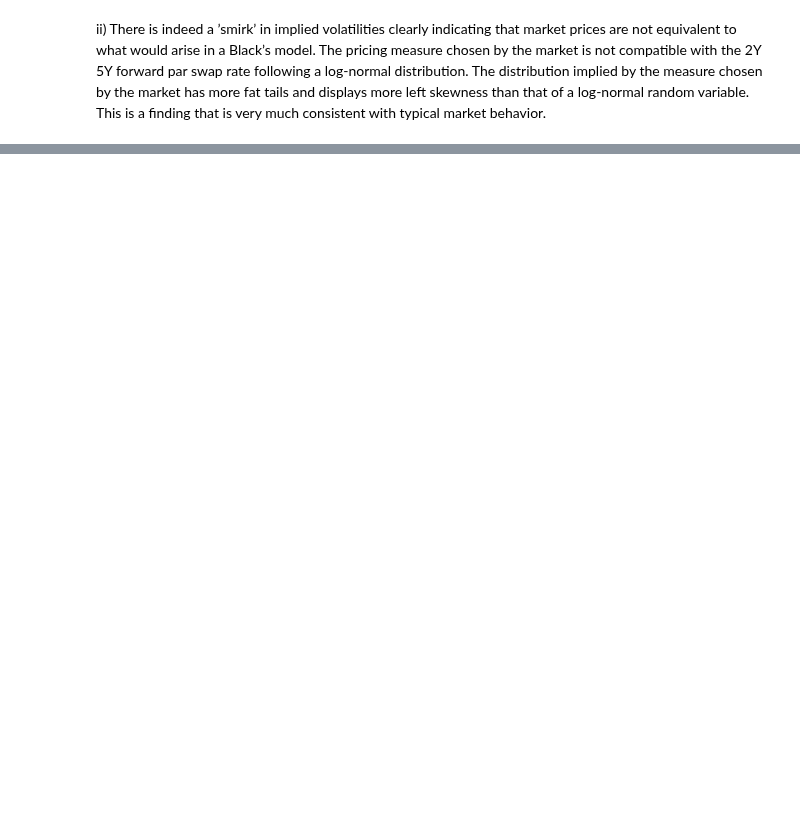
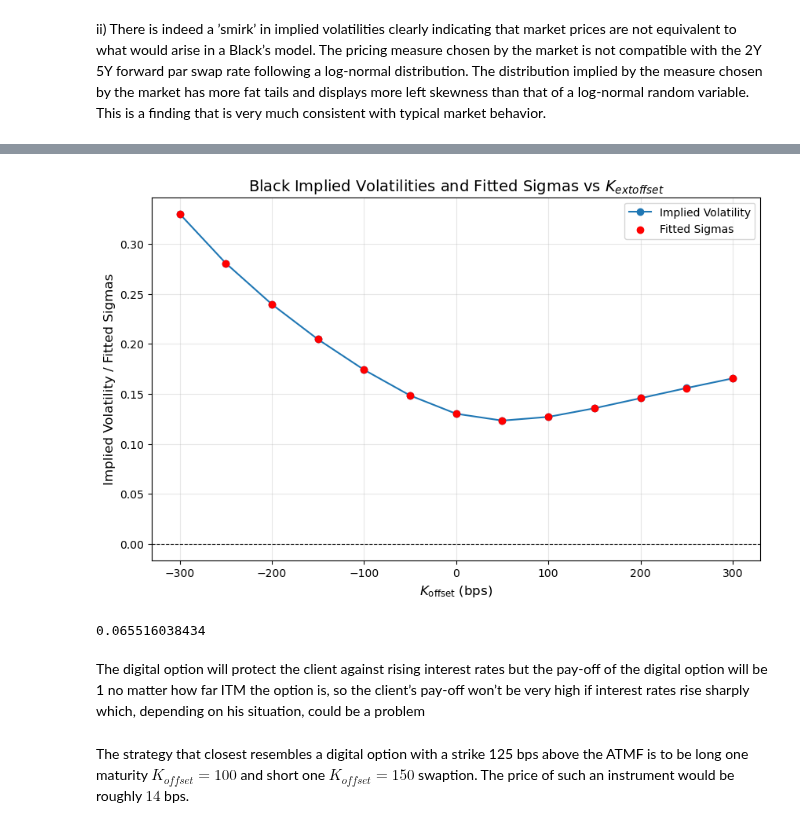
Before and after one commit to jhvander/Uni, a Jupyter notebook: 9. Sem/Fixed/Februar2023.ipynb, the cells around one changed output, grey strips where cells are left out. Cells and saved outputs as stored; diff of their text form; code cells hidden in the pictures; blank space fills up the shorter version.

```diff
--- a/9. Sem/Fixed/Februar2023.ipynb
+++ b/9. Sem/Fixed/Februar2023.ipynb
@@ -260,0 +260,12 @@ ii) There is indeed a ’smirk’ in implied volatilities clearly indicating tha
+# %%
+# 3b)
+
+param_0 = 0.06, 0.5, 0.45,-0.2
+result = minimize(fid.fit_sabr_obj,param_0,method = 'nelder-mead',args = (black_iv,K,2,swap_rate_3a),options={'xatol': 1e-8,'disp': True})
+sigma_0_tilde, beta_tilde, upsilon_tilde, rho_tilde = result.x
+SSE = result.fun
+print(f"Sigma: {sigma_0_tilde:.2f}")
+print(f"Beta: {beta_tilde:.2f}")
+print(f"Upsilon: {upsilon_tilde:.2f}")
+print(f"Rho: {rho_tilde:.2f}")
+print(f"SSE: {SSE:.4f}")
@@ -260,0 +282,23 @@ ii) There is indeed a ’smirk’ in implied volatilities clearly indicating tha
+# %%
+sigmas = []
+
+for i, K_i in enumerate(K):
+    fitted_sigmas = fid.sigma_sabr(K_i, 2, swap_rate_3a, sigma_0_tilde, beta_tilde, upsilon_tilde, rho_tilde)
+    sigmas.append(fitted_sigmas)
+
+plt.figure(figsize=(10, 6))
+plt.plot(offset, black_iv, marker='o', linestyle='-', label='Implied Volatility')
+
+# Add fitted sigmas as a scatter plot
+plt.scatter(offset, sigmas, color='red', label='Fitted Sigmas', zorder=5)
+plt.xlabel(r"$K_{\text{offset}}$ (bps)", fontsize=12)
+plt.ylabel("Implied Volatility / Fitted Sigmas", fontsize=12)
+plt.title("Black Implied Volatilities and Fitted Sigmas vs $K_{\text{offset}}$", fontsize=14)
+plt.axhline(y=0, color='black', linewidth=0.8, linestyle='--')
+plt.grid(alpha=0.3)
+plt.legend()
+
+# Display the plot
+plt.show()
+# %% [output]
+[figure, added]
@@ -260,0 +314,11 @@ ii) There is indeed a ’smirk’ in implied volatilities clearly indicating tha
+# %%
+# Discounting
+
+digital_option_price = np.mean(simul_swap_rates>=swap_rate_3a + 0.0125)*ZCB_3a[3]
+print(digital_option_price)
+# %% [output]
+0.065516038434
+# %% [markdown]
+The digital option will protect the client against rising interest rates but the pay-off of the digital option will be 1 no matter how far ITM the option is, so the client’s pay-off won’t be very high if interest rates rise sharply which, depending on his situation, could be a problem
+# %% [markdown]
+The strategy that closest resembles a digital option with a strike 125 bps above the ATMF is to be long one maturity $K_{offset} = 100$ and short one $K_{offset} = 150$ swaption. The price of such an instrument would be roughly $14$ bps.
```
Also changed, not shown: parts of 4 cells of this notebook, 1 other file.
